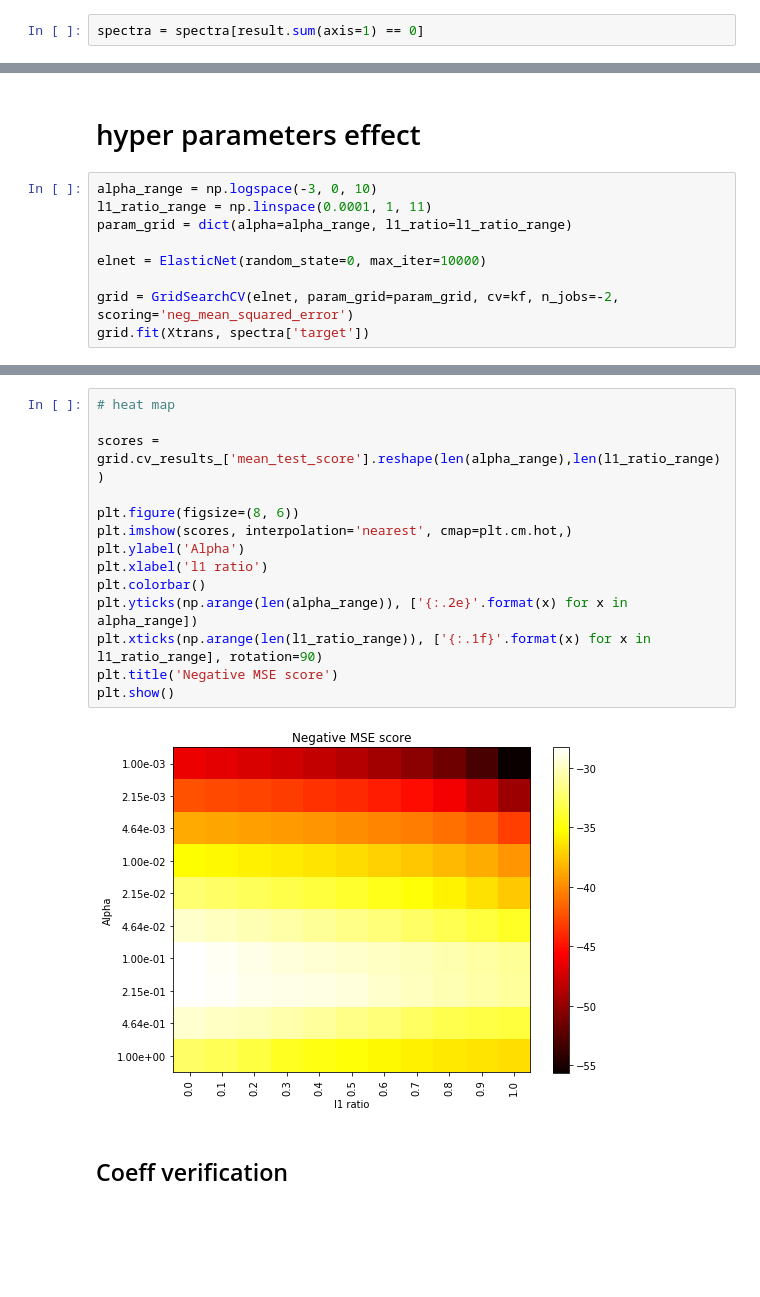
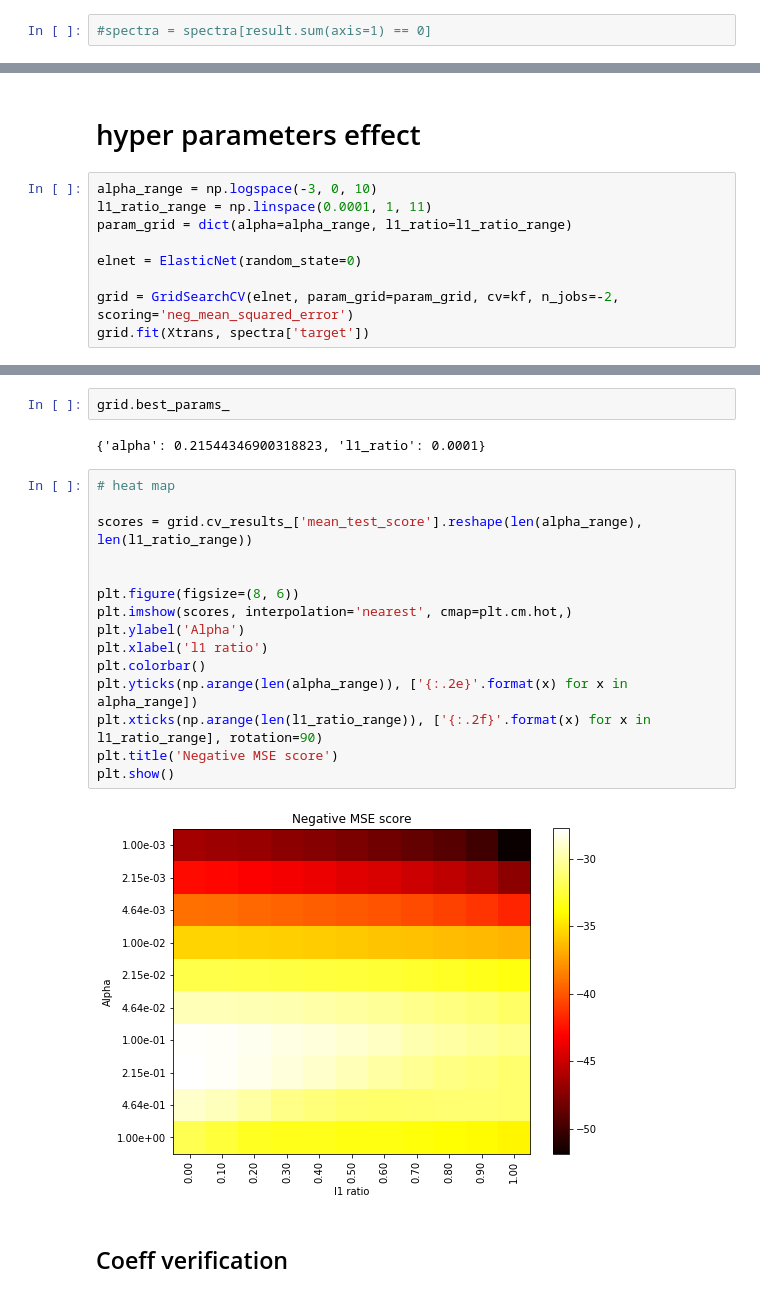
Before and after one commit to rudloffl/article-peas-nirs, a Jupyter notebook: notebooks/B3 - regression 1rst and 2nd d.ipynb, the cells around one changed output, grey strips where cells are left out. Drawn from its saved outputs; the diff is of its cells as text; blank space fills up the shorter version.

Commit message:
Graph updates and algo updates

```diff
--- a/notebooks/B3 - regression 1rst and 2nd d.ipynb
+++ b/notebooks/B3 - regression 1rst and 2nd d.ipynb
@@ -94,7 +94,7 @@ spectra[result.sum(axis=1) == 0].shape
 # %% [output]
 (525, 293)
 # %%
-spectra = spectra[result.sum(axis=1) == 0]
+#spectra = spectra[result.sum(axis=1) == 0]
 # %%
 spectra.shape
 # %% [output]
@@ -412,7 +430,7 @@ alpha_range = np.logspace(-3, 0, 10)
 l1_ratio_range = np.linspace(0.0001, 1, 11)
 param_grid = dict(alpha=alpha_range, l1_ratio=l1_ratio_range)
 
-elnet = ElasticNet(random_state=0, max_iter=10000)
+elnet = ElasticNet(random_state=0)
 
 grid = GridSearchCV(elnet, param_grid=param_grid, cv=kf, n_jobs=-2, scoring='neg_mean_squared_error')
 grid.fit(Xtrans, spectra['target'])
@@ -429,22 +447,27 @@ GridSearchCV(cv=KFold(n_splits=5, random_state=47, shuffle=False),
        1.0000e+00])},
        pre_dispatch='2*n_jobs', refit=True, return_train_score='warn',
        scoring='neg_mean_squared_error', verbose=0)
+# %%
+grid.best_params_
+# %% [output]
+{'alpha': 0.21544346900318823, 'l1_ratio': 0.0001}
 # %%
 # heat map
 
-scores = grid.cv_results_['mean_test_score'].reshape(len(alpha_range),len(l1_ratio_range))
+scores = grid.cv_results_['mean_test_score'].reshape(len(alpha_range), len(l1_ratio_range))
+
 
 plt.figure(figsize=(8, 6))
 plt.imshow(scores, interpolation='nearest', cmap=plt.cm.hot,)
 plt.ylabel('Alpha')
 plt.xlabel('l1 ratio')
 plt.colorbar()
 plt.yticks(np.arange(len(alpha_range)), ['{:.2e}'.format(x) for x in alpha_range])
-plt.xticks(np.arange(len(l1_ratio_range)), ['{:.1f}'.format(x) for x in l1_ratio_range], rotation=90)
+plt.xticks(np.arange(len(l1_ratio_range)), ['{:.2f}'.format(x) for x in l1_ratio_range], rotation=90)
 plt.title('Negative MSE score')
 plt.show()
 # %% [output]
-[figure, old version]
+[figure, new version]
 # %% [markdown]
 ## Coeff verification
 # %%
```
Also changed, not shown: parts of 24 cells of this notebook, 1 other file.
